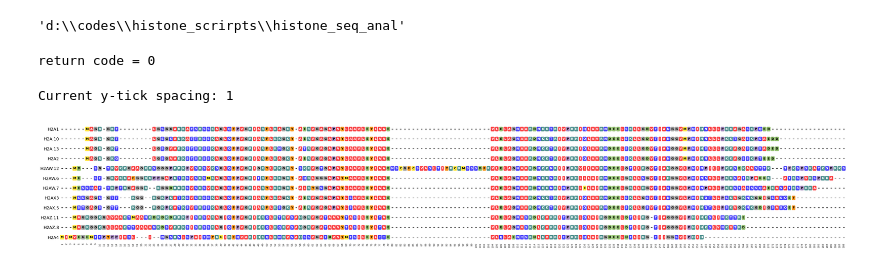
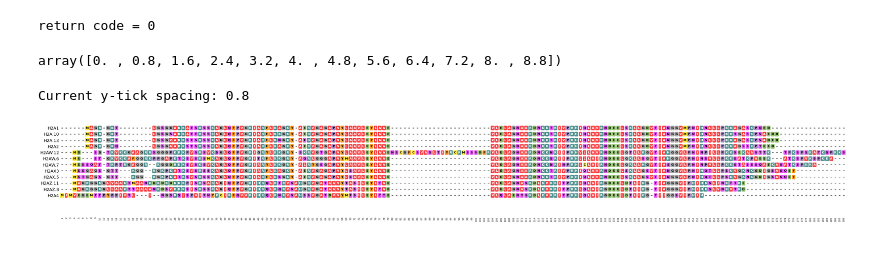
Before and after one commit to roomy-tadpole2/histone_scrirpts, a Jupyter notebook: histone_seq_anal/call_clastalO.ipynb, the cells around one changed output. Saved outputs shown, nothing was run; the diff lists cells and outputs as text; code cells hidden in the pictures.

```diff
--- a/histone_seq_anal/call_clastalO.ipynb
+++ b/histone_seq_anal/call_clastalO.ipynb
@@ -1,15 +1,11 @@
 # %%
 import subprocess
-import os
-
-current_dir = os.getcwd()
-display(current_dir)
 
 def call_clustalo_omega(input_fasta, output_fasta):
 
     command = ["clustalo", "-i", input_fasta, "-o", output_fasta, "--outfmt", "fasta", '--force']
     try:
-        res = subprocess.run(command, check=True, cwd= current_dir)
+        res = subprocess.run(command, check=True)
     except Exception as E:
         display(E)
         print(f"command = {command}")
@@ -18,12 +14,12 @@ def call_clustalo_omega(input_fasta, output_fasta):
 
 call_clustalo_omega("data\\H2A\\H2A.fasta", "data\\H2A\\H2A_result.fasta")
 # %% [output]
-'d:\\codes\\histone_scrirpts\\histone_seq_anal'
+return code = 0
-return code = 0
 # %%
 from plot import plot
 plot(input_file_path="data\\H2A\\H2A_result.fasta",
-     output_file_path="data\\H2A\\H2A_result.pdf")
+     output_file_path="data\\H2A\\H2A_result.pdf", y_zip=0.8)
 # %% [output]
-Current y-tick spacing: 1
+array([0. , 0.8, 1.6, 2.4, 3.2, 4. , 4.8, 5.6, 6.4, 7.2, 8. , 8.8])
+Current y-tick spacing: 0.8
-[figure, old version]
+[figure, new version]
```
Also changed, not shown: parts of 1 cell of this notebook, 3 other files.
